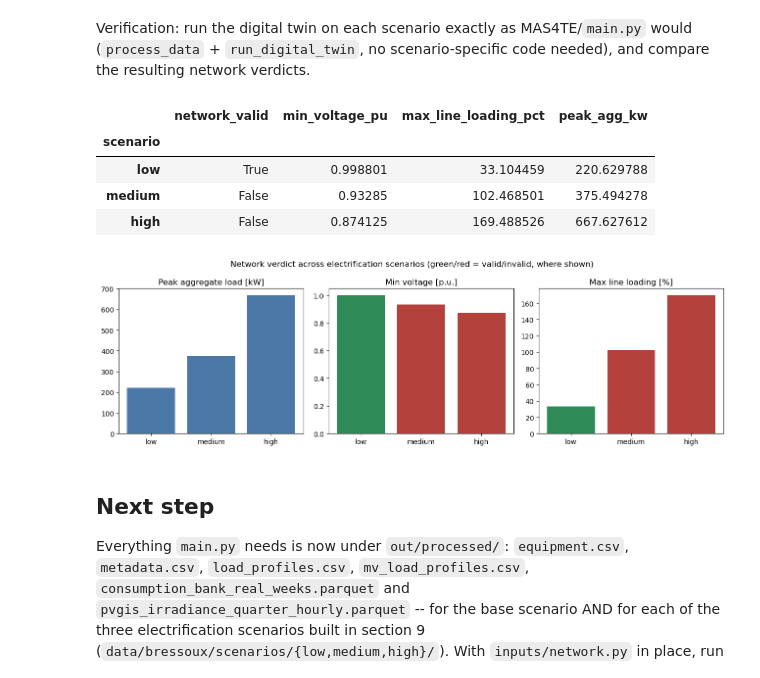
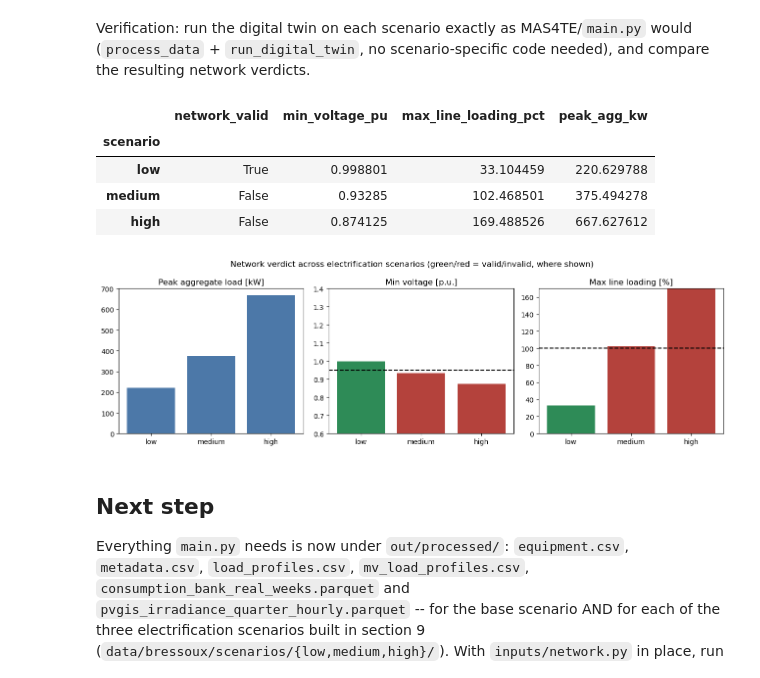
Before and after one commit to MAS4TE/digital_twin, a Jupyter notebook: data/bressoux/bressoux_setup.ipynb, the cells around one changed output. Drawn from its saved outputs; the diff is of its cells as text; code cells hidden in the pictures.

```diff
--- a/data/bressoux/bressoux_setup.ipynb
+++ b/data/bressoux/bressoux_setup.ipynb
@@ -755,34 +771,43 @@ for name, path in scenario_paths.items():
     summary = out[out["category"] == "summary"].set_index("metric")["value"]
     verdicts[name] = {
         "network_valid": bool(summary["network_valid"]),
         "min_voltage_pu": float(summary["min_voltage_pu"]),
         "max_line_loading_pct": float(summary["max_line_loading_pct"]),
         "peak_agg_kw": float(summary["peak_agg_kw"]),
     }
 
 verdicts = pd.DataFrame(verdicts).T
 verdicts.index.name = "scenario"
 display(verdicts)
 
 fig, axes = plt.subplots(1, 3, figsize=(13, 4))
 for ax, metric, title in zip(
     axes, ["peak_agg_kw", "min_voltage_pu", "max_line_loading_pct"],
     ["Peak aggregate load [kW]", "Min voltage [p.u.]", "Max line loading [%]"],
 ):
     colors = ["#2E8B57" if v else "#B4423C" for v in verdicts["network_valid"]] \
         if metric != "peak_agg_kw" else "#4C78A8"
     ax.bar(verdicts.index, verdicts[metric], color=colors)
     ax.set_title(title)
+
+    if metric == "min_voltage_pu":
+        ax.axhline(0.95, color="black", linestyle="--", label="0.95 p.u. limit")
+        ax.set_ylim(0.6, 1.4)
+
+    if metric == "max_line_loading_pct":
+        ax.axhline(100.0, color="black", linestyle="--", label="100% limit")
+        ax.set_ylim(0, 170)
+
 fig.suptitle("Network verdict across electrification scenarios (green/red = valid/invalid, where shown)")
 fig.tight_layout()
 plt.show()
 # %% [output]
 |  | network_valid | min_voltage_pu | max_line_loading_pct | peak_agg_kw |
 | scenario |  |  |  |  |
 | low | True | 0.998801 | 33.104459 | 220.629788 |
 | medium | False | 0.93285 | 102.468501 | 375.494278 |
 | high | False | 0.874125 | 169.488526 | 667.627612 |
-[figure, old version]
+[figure, new version]
 # %% [markdown]
 ## Next step
 
```
Also changed, not shown: parts of 2 cells of this notebook, 10 other files.
